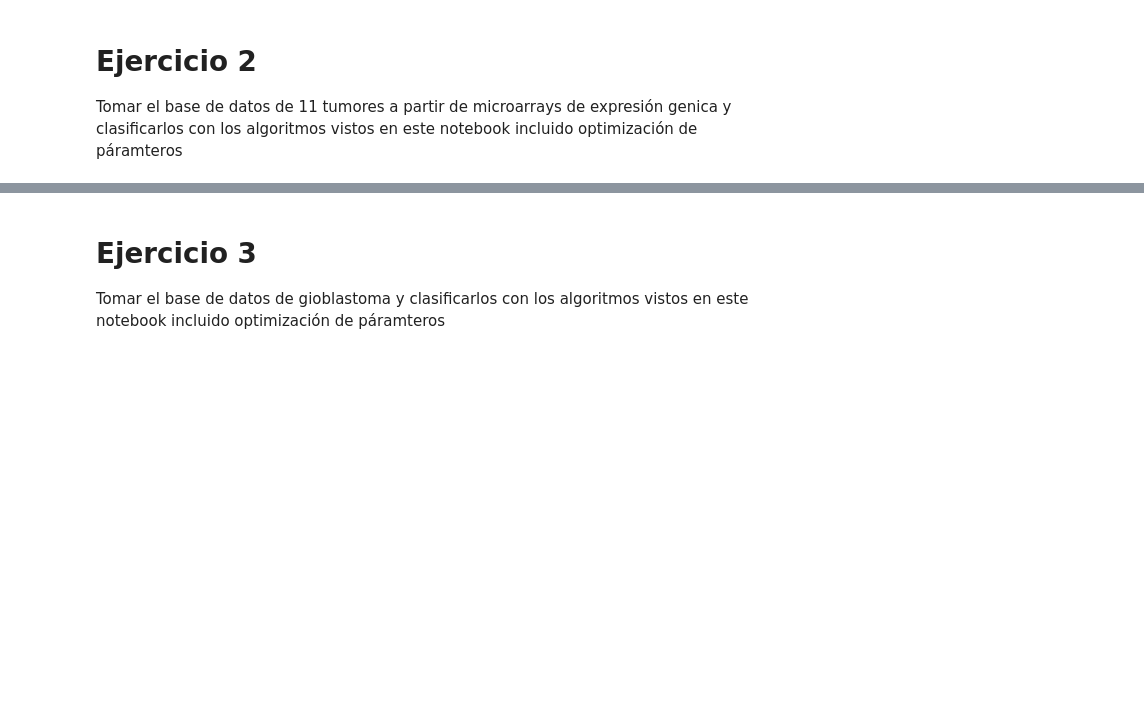
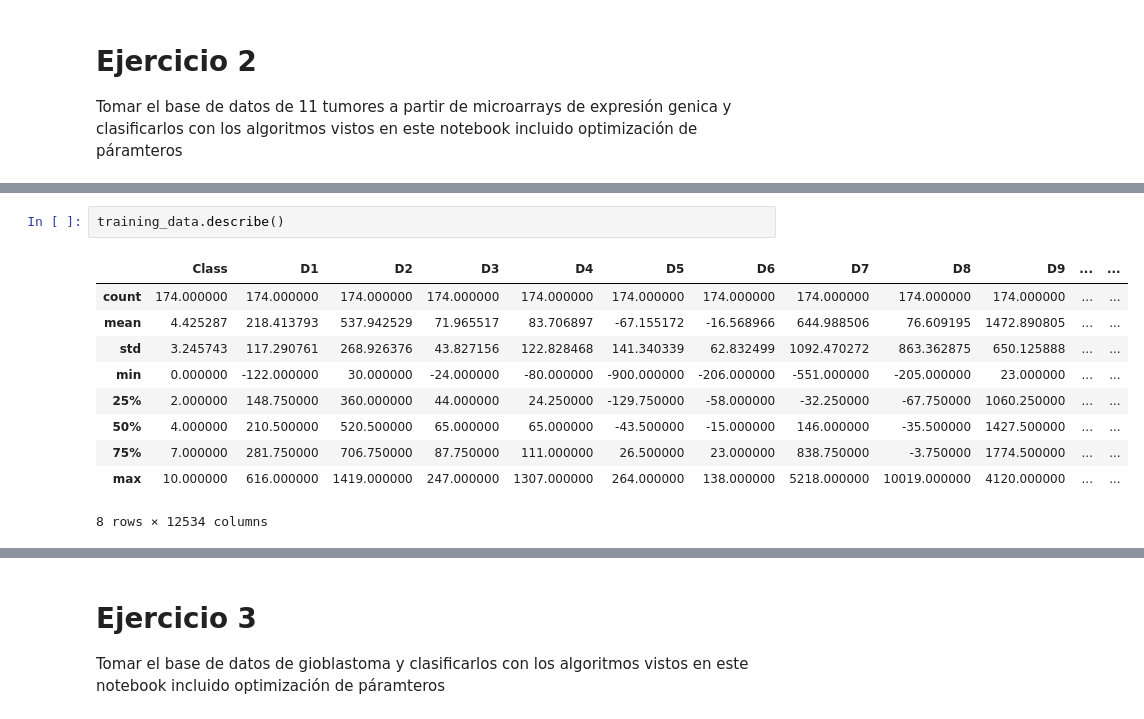
Before and after one commit to JancoDeveloper/BioNotebooks, a Jupyter notebook: Scripting/Programming/Clase_3_Bioinformatics_Machine_Learning.ipynb, the cells around one changed output, grey strips where cells are left out. Drawn from its saved outputs; the diff is of its cells as text; blank space fills up the shorter version.

```diff
--- a/Scripting/Programming/Clase_3_Bioinformatics_Machine_Learning.ipynb
+++ b/Scripting/Programming/Clase_3_Bioinformatics_Machine_Learning.ipynb
@@ -933,0 +1044,13 @@ Tomar el base de datos de 11 tumores a partir de microarrays de expresión genic
+# %%
+training_data.describe()
+# %% [output]
+|  | Class | D1 | D2 | D3 | D4 | D5 | D6 | D7 | D8 | D9 | ... | ... |
+| count | 174.000000 | 174.000000 | 174.000000 | 174.000000 | 174.000000 | 174.000000 | 174.000000 | 174.000000 | 174.000000 | 174.000000 | ... | ... |
+| mean | 4.425287 | 218.413793 | 537.942529 | 71.965517 | 83.706897 | -67.155172 | -16.568966 | 644.988506 | 76.609195 | 1472.890805 | ... | ... |
+| std | 3.245743 | 117.290761 | 268.926376 | 43.827156 | 122.828468 | 141.340339 | 62.832499 | 1092.470272 | 863.362875 | 650.125888 | ... | ... |
+| min | 0.000000 | -122.000000 | 30.000000 | -24.000000 | -80.000000 | -900.000000 | -206.000000 | -551.000000 | -205.000000 | 23.000000 | ... | ... |
+| 25% | 2.000000 | 148.750000 | 360.000000 | 44.000000 | 24.250000 | -129.750000 | -58.000000 | -32.250000 | -67.750000 | 1060.250000 | ... | ... |
+| 50% | 4.000000 | 210.500000 | 520.500000 | 65.000000 | 65.000000 | -43.500000 | -15.000000 | 146.000000 | -35.500000 | 1427.500000 | ... | ... |
+| 75% | 7.000000 | 281.750000 | 706.750000 | 87.750000 | 111.000000 | 26.500000 | 23.000000 | 838.750000 | -3.750000 | 1774.500000 | ... | ... |
+| max | 10.000000 | 616.000000 | 1419.000000 | 247.000000 | 1307.000000 | 264.000000 | 138.000000 | 5218.000000 | 10019.000000 | 4120.000000 | ... | ... |
+8 rows × 12534 columns
```
Also changed, not shown: parts of 86 cells of this notebook.
